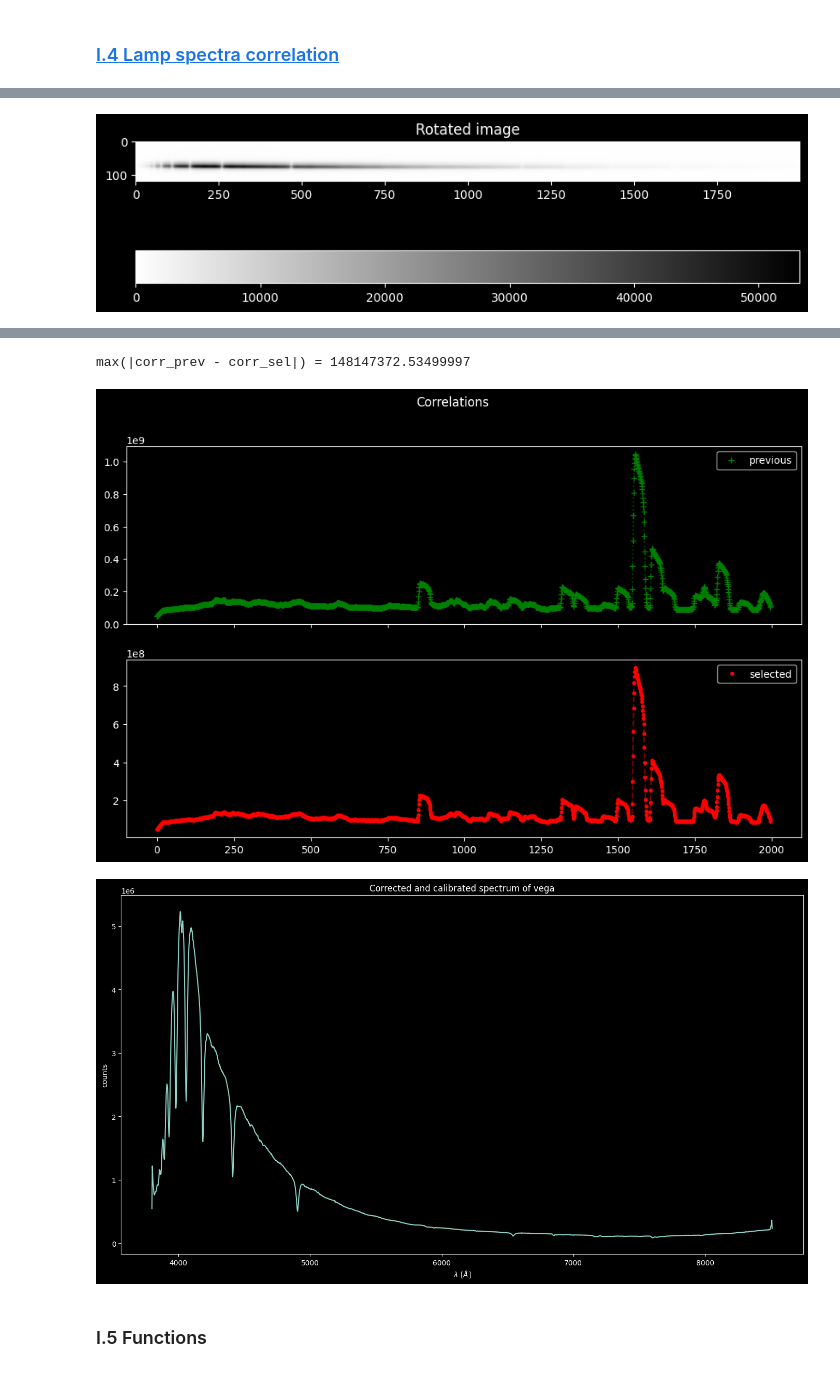
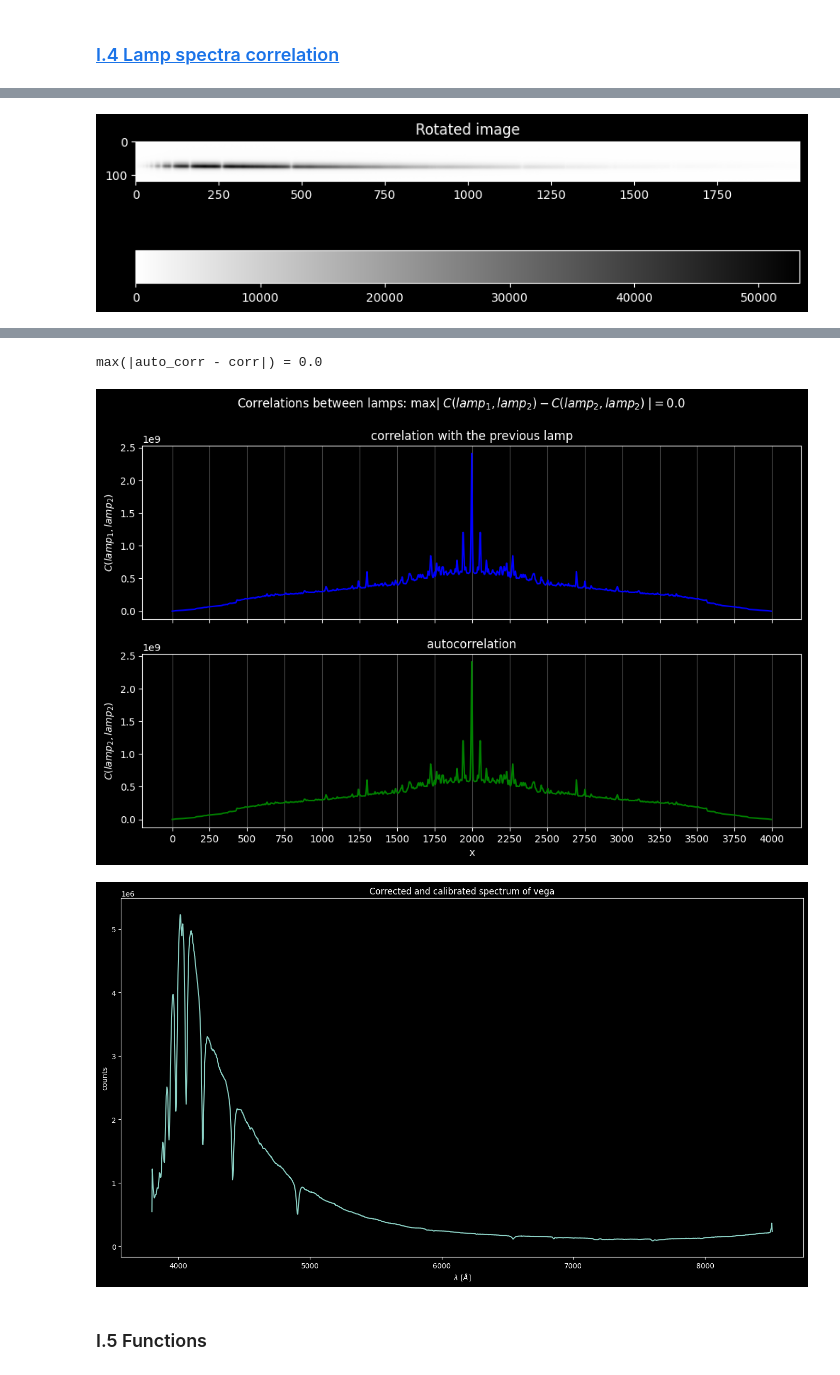
Before and after one commit to 00-berni/proj_3, a Jupyter notebook: notebook/script_notebook.ipynb, the cells around one changed output, grey strips where cells are left out. Cells and saved outputs as stored; diff of their text form; code cells hidden in the pictures.

Commit message:
Fixed the correlation of lamps

```diff
--- a/notebook/script_notebook.ipynb
+++ b/notebook/script_notebook.ipynb
@@ -662,20 +668,27 @@ fastplot(np.arange(len(spectrum_lamp)), spectrum_lamp, title='Lamp spectrum',lab
 plt.show()
 
 
-prev_corr = correlate(prev_lamp,lines,'same')
-corr = correlate(spectrum_lamp,lines,'same')
+corr = correlate(prev_lamp.astype(float), spectrum_lamp.astype(float),'full')
+autocorr  = correlate(spectrum_lamp.astype(float), spectrum_lamp.astype(float),'full')
 
-print(f'max(|corr_prev - corr_sel|) = {np.abs(prev_corr-corr).max()}')
+print(f'max(|auto_corr - corr|) = {np.abs(autocorr-corr).max()}')
+
+if np.abs(autocorr-corr).max() != 0.:
+    raise Exception('ERROR: Lamps need correction for correlation')
 
 fig, [ax1,ax2] = plt.subplots(2,1,sharex=True,figsize=(12,7))
-fig.suptitle('Correlations')
+fig.suptitle('Correlations between lamps: $\max{ | \; C(lamp_1,lamp_2) - C(lamp_2,lamp_2) \; |} = $'+f'{np.abs(autocorr-corr).max()}')
 
-ax1.plot(prev_corr,'+',color='green',label='previous')
-ax1.plot(prev_corr,':',color='green', alpha=0.5)
-ax1.legend()
-ax2.plot(corr,'.',color='red',label='selected')
-ax2.plot(corr,'--',color='red', alpha=0.5)
-ax2.legend()
+ax1.set_title('correlation with the previous lamp')
+ax1.plot(corr,color='b')
+ax1.set_ylabel('$C(lamp_1,lamp_2)$')
+ax1.grid(axis='x',alpha=0.3)
+ax2.set_title('autocorrelation')
+ax2.plot(autocorr,color='green')
+ax2.grid(axis='x',alpha=0.3)
+ax2.set_ylabel('$C(lamp_2,lamp_2)$')
+ax2.set_xlabel('x')
+ax2.set_xticks(np.arange(0,len(corr)+250,250))
 
 plt.show()
 
@@ -700,35 +713,35 @@ NAXIS2 =        2199 \ next to fastest changing axis
 ... (34 lines left out)
 m =     0.006671215058943786 +- 5.5437552926951334e-05
 q =     69.65560858038005 +- 0.06392575318510363
 cor =   -0.8659170076922597
 angle = 0.3822267968203 +- (0.83 %) deg
 [figure]
 [figure]
 [figure]
 [figure]
 [figure]
 Filename: /home/bernardo/Scrivania/FISICA/ASTROFISICA/Astr_Oss/Progetti/proj_3/data_files/01_night/vega/vega_alby_lamp_26072022_0327.fit
 No.    Name      Ver    Type      Cards   Dimensions   Format
   0  PRIMARY       1 PrimaryHDU      36   (2749, 2199)   int16 (rescales to uint16)
  - HEADER -
 SIMPLE =        True
 BITPIX =        16 \ 8 unsigned int, 16 & 32 int, -32 & -64 real
 NAXIS = 2 \ number of axes
 NAXIS1 =        2749 \ fastest changing axis
 NAXIS2 =        2199 \ next to fastest changing axis
 BSCALE =        1.0 \ physical = BZERO + BSCALE*array_value
 BZERO = 32768.0 \ physical = BZERO + BSCALE*array_value
 DATE-OBS =      2022-07-26T01:28:11 \ YYYY-MM-DDThh:mm:ss observation start, UT
 ... (24 lines left out)
 CBLACK =        351 \ Initial display black level in ADUs
 CWHITE =        749 \ Initial display white level in ADUs
 PEDESTAL =      0 \ Correction to add for zero-based ADU
 SWOWNER =       MaxIm \ Licensed owner of software
 [figure]
 [figure]
 [figure]
-max(|corr_prev - corr_sel|) = 148147372.53499997
+max(|auto_corr - corr|) = 0.0
-[figure, old version]
+[figure, new version]
 [figure]
 # %% [markdown]
 ### I.5 Functions
```
Also changed, not shown: parts of 3 cells of this notebook.
